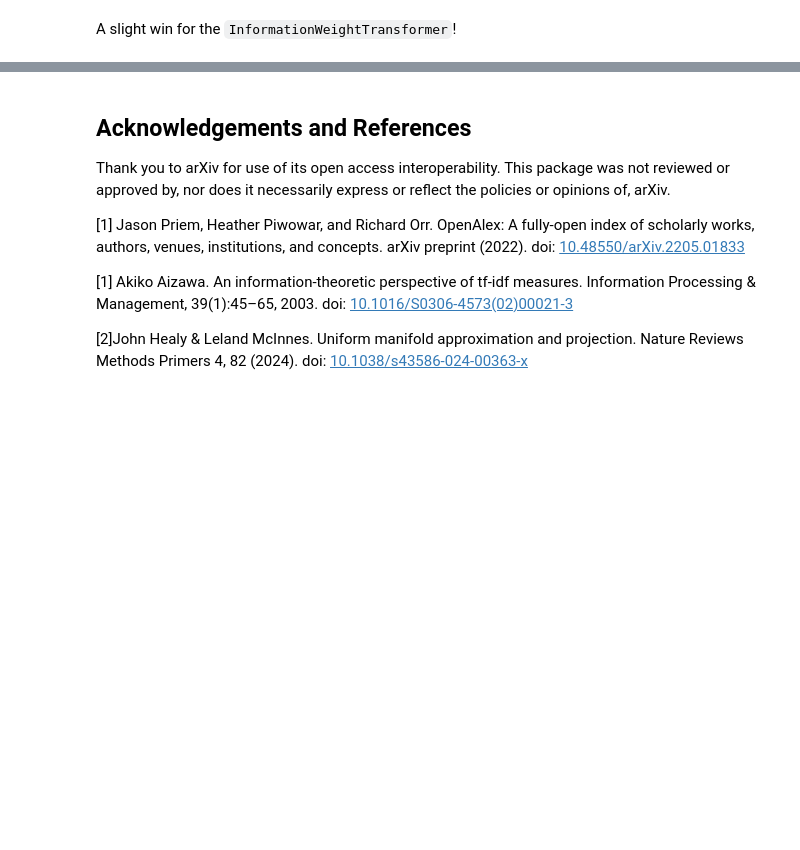
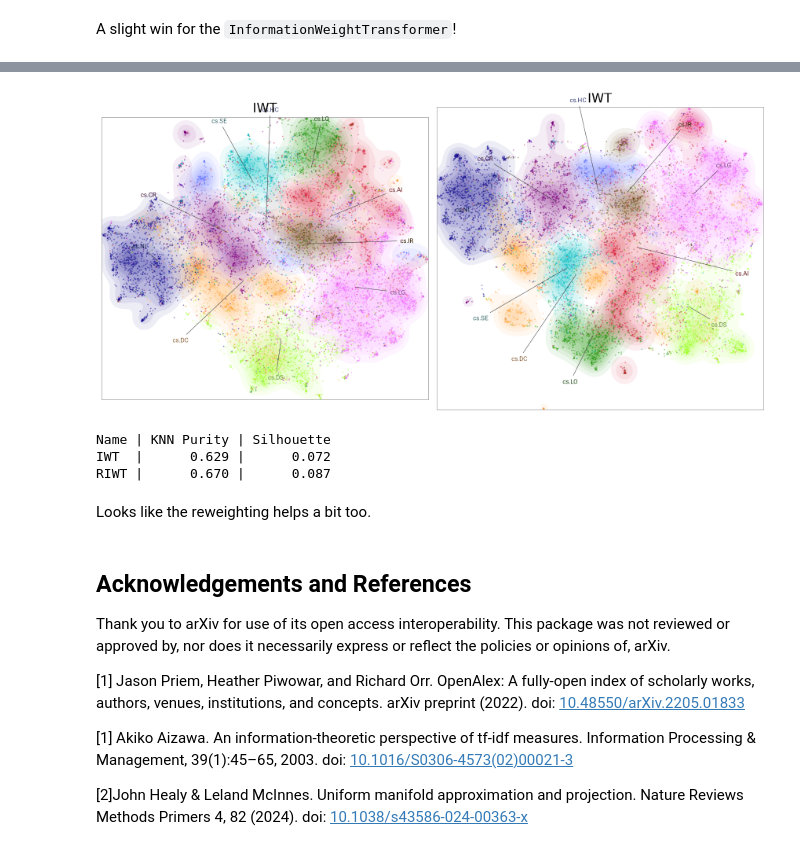
Before and after one commit to ryandewolfe33/infoweight, a Jupyter notebook: docs/papers.ipynb, the cells around one changed output, grey strips where cells are left out. Drawn from its saved outputs; the diff is of its cells as text; code cells hidden in the pictures; blank space fills up the shorter version.

Commit message:
Update docs to use reweighting

```diff
--- a/docs/papers.ipynb
+++ b/docs/papers.ipynb
@@ -268,0 +291,10 @@ A slight win for the `InformationWeightTransformer`!
+# %%
+%%time
+iwt = InformationWeightTransformer(reweight_groups=True)
+column_groups = np.array(
+    [0] * title_counts.shape[1] + [1] * word_counts.shape[1] + [2] * ref_counts.shape[1]
+)
+iwt_reweighted_joint_counts = iwt.fit_transform(
+    joint_counts, column_groups=column_groups
+)
+iwt_reweighted_joint_counts
@@ -269,3 +306,50 @@ A slight win for the `InformationWeightTransformer`!
+# %%
+fig, axs = plt.subplots(1, 2, figsize=(12, 6))
+labels = df["category"].unique()
+colors = glasbey.create_palette(palette_size=len(labels))
+pal = dict(zip(labels, colors))
+
+iwt_umapper = umap.UMAP(metric="cosine", random_state=42)
+iwt_datamap = iwt_umapper.fit_transform(iwt_joint_counts)
+datamapplot.create_plot(
+    iwt_datamap, df["category"].values, label_color_map=pal, ax=axs[0]
+)
+axs[0].set_title("IWT", fontsize=16)
+axs[0].set_aspect("equal")
+xlims, ylims = get_ax_lims(iwt_datamap)
+axs[0].set_xlim(xlims)
+axs[0].set_ylim(ylims)
+
+riwt_umapper = umap.UMAP(metric="cosine", random_state=42)
+riwt_datamap = riwt_umapper.fit_transform(iwt_reweighted_joint_counts)
+datamapplot.create_plot(
+    riwt_datamap, df["category"].values, label_color_map=pal, ax=axs[1]
+)
+axs[1].set_title("IWT", fontsize=16)
+axs[1].set_aspect("equal")
+xlims, ylims = get_ax_lims(riwt_datamap)
+axs[1].set_xlim(xlims)
+axs[1].set_ylim(ylims)
+
+fig.tight_layout()
+# %% [output]
+[figure, added]
+# %%
+umappers = [iwt_umapper, riwt_umapper]
+low_maps = [iwt_datamap, riwt_datamap]
+names = ["IWT", "RIWT"]
+
+print("Name | KNN Purity | Silhouette")
+for name, datamap, umapper in zip(names, low_maps, umappers):
+    print(
+        f"{name:5}| {knn_purity(umapper._knn_indices, df['category'].values):10.3f} | {silhouette_score(datamap, df['category']):10.3f}"
+    )
+# %% [output]
+Name | KNN Purity | Silhouette
+IWT  |      0.629 |      0.072
+RIWT |      0.670 |      0.087
+# %% [markdown]
+Looks like the reweighting helps a bit too.
 # %% [markdown]
 ## Acknowledgements and References
 
```
Also changed, not shown: parts of 12 cells of this notebook.
